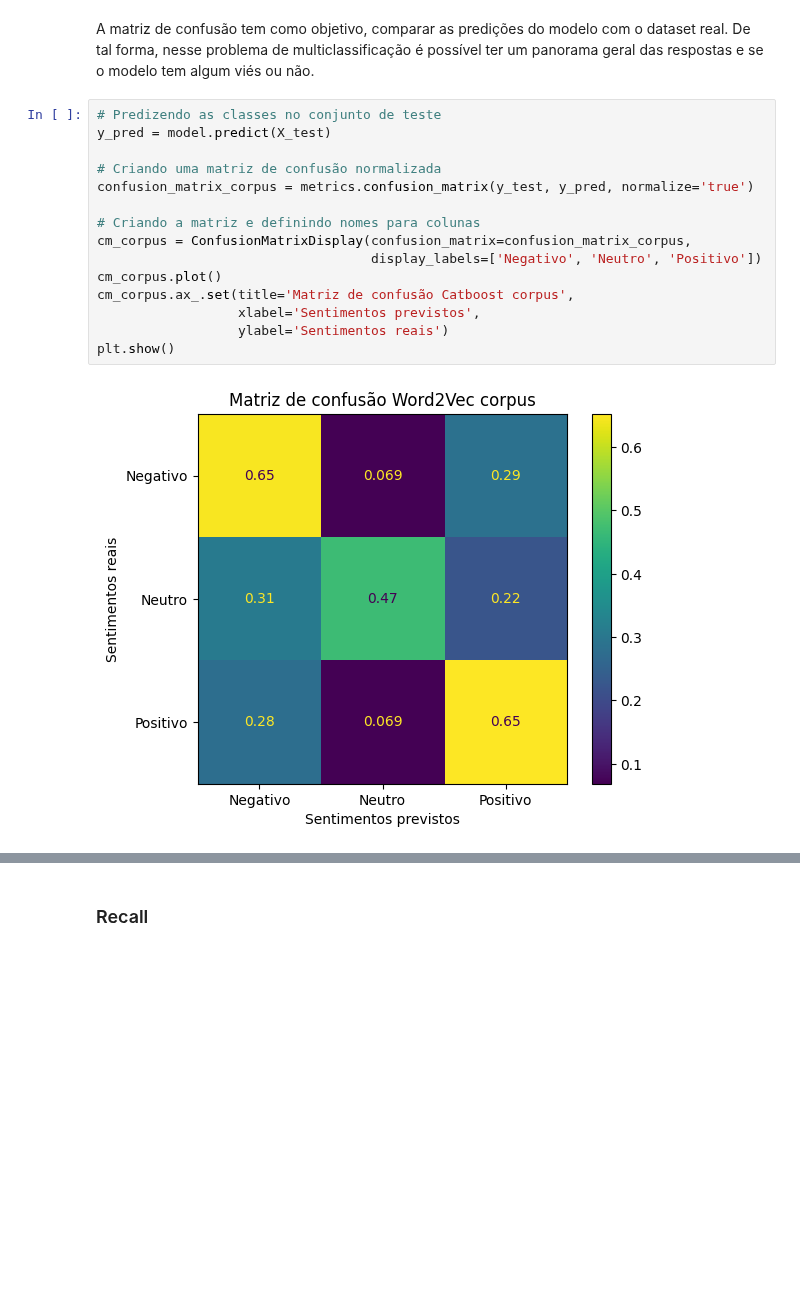
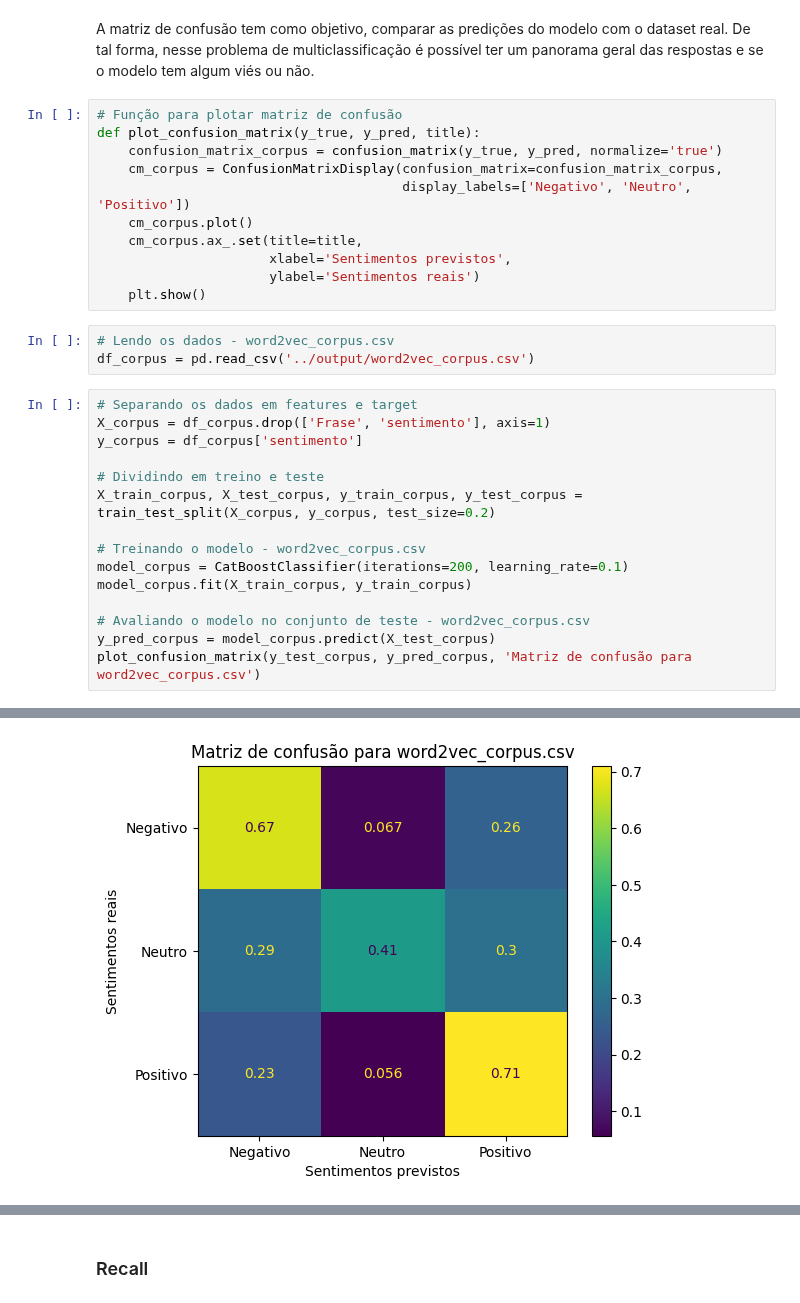
Before and after one commit to 2023M6T4-Inteli/Projeto4, a Jupyter notebook: src/catboost.ipynb, the cells around one changed output, grey strips where cells are left out. Drawn from its saved outputs; the diff is of its cells as text; blank space fills up the shorter version.

Commit message:
catboost com o cbow

```diff
--- a/src/catboost.ipynb
+++ b/src/catboost.ipynb
@@ -59,19 +74,32 @@ Acurácia: 0.60
 # %% [markdown]
 A matriz de confusão tem como objetivo, comparar as predições do modelo com o dataset real. De tal forma, nesse problema de multiclassificação é possível ter um panorama geral das respostas e se o modelo tem algum viés ou não.
 # %%
-# Predizendo as classes no conjunto de teste
-y_pred = model.predict(X_test)
-
-# Criando uma matriz de confusão normalizada
-confusion_matrix_corpus = metrics.confusion_matrix(y_test, y_pred, normalize='true')
-
-# Criando a matriz e definindo nomes para colunas
-cm_corpus = ConfusionMatrixDisplay(confusion_matrix=confusion_matrix_corpus,
-                                   display_labels=['Negativo', 'Neutro', 'Positivo'])
-cm_corpus.plot()
-cm_corpus.ax_.set(title='Matriz de confusão Catboost corpus',
-                  xlabel='Sentimentos previstos',
-                  ylabel='Sentimentos reais')
-plt.show()
+# Função para plotar matriz de confusão
+def plot_confusion_matrix(y_true, y_pred, title):
+    confusion_matrix_corpus = confusion_matrix(y_true, y_pred, normalize='true')
+    cm_corpus = ConfusionMatrixDisplay(confusion_matrix=confusion_matrix_corpus,
+                                       display_labels=['Negativo', 'Neutro', 'Positivo'])
+    cm_corpus.plot()
+    cm_corpus.ax_.set(title=title,
+                      xlabel='Sentimentos previstos',
+                      ylabel='Sentimentos reais')
+    plt.show()
-# %% [output]
-[figure, removed]
+# %%
+# Lendo os dados - word2vec_corpus.csv
+df_corpus = pd.read_csv('../output/word2vec_corpus.csv')
+# %%
+# Separando os dados em features e target
+X_corpus = df_corpus.drop(['Frase', 'sentimento'], axis=1)
+y_corpus = df_corpus['sentimento']
+
+# Dividindo em treino e teste
+X_train_corpus, X_test_corpus, y_train_corpus, y_test_corpus = train_test_split(X_corpus, y_corpus, test_size=0.2)
+
+# Treinando o modelo - word2vec_corpus.csv
+model_corpus = CatBoostClassifier(iterations=200, learning_rate=0.1)
+model_corpus.fit(X_train_corpus, y_train_corpus)
+
+# Avaliando o modelo no conjunto de teste - word2vec_corpus.csv
+y_pred_corpus = model_corpus.predict(X_test_corpus)
+plot_confusion_matrix(y_test_corpus, y_pred_corpus, 'Matriz de confusão para word2vec_corpus.csv')
+# %% [output]
@@ -77,0 +123 @@ plt.show()
+[figure, added]
```
Also changed, not shown: parts of 27 cells of this notebook, 4 other files.
